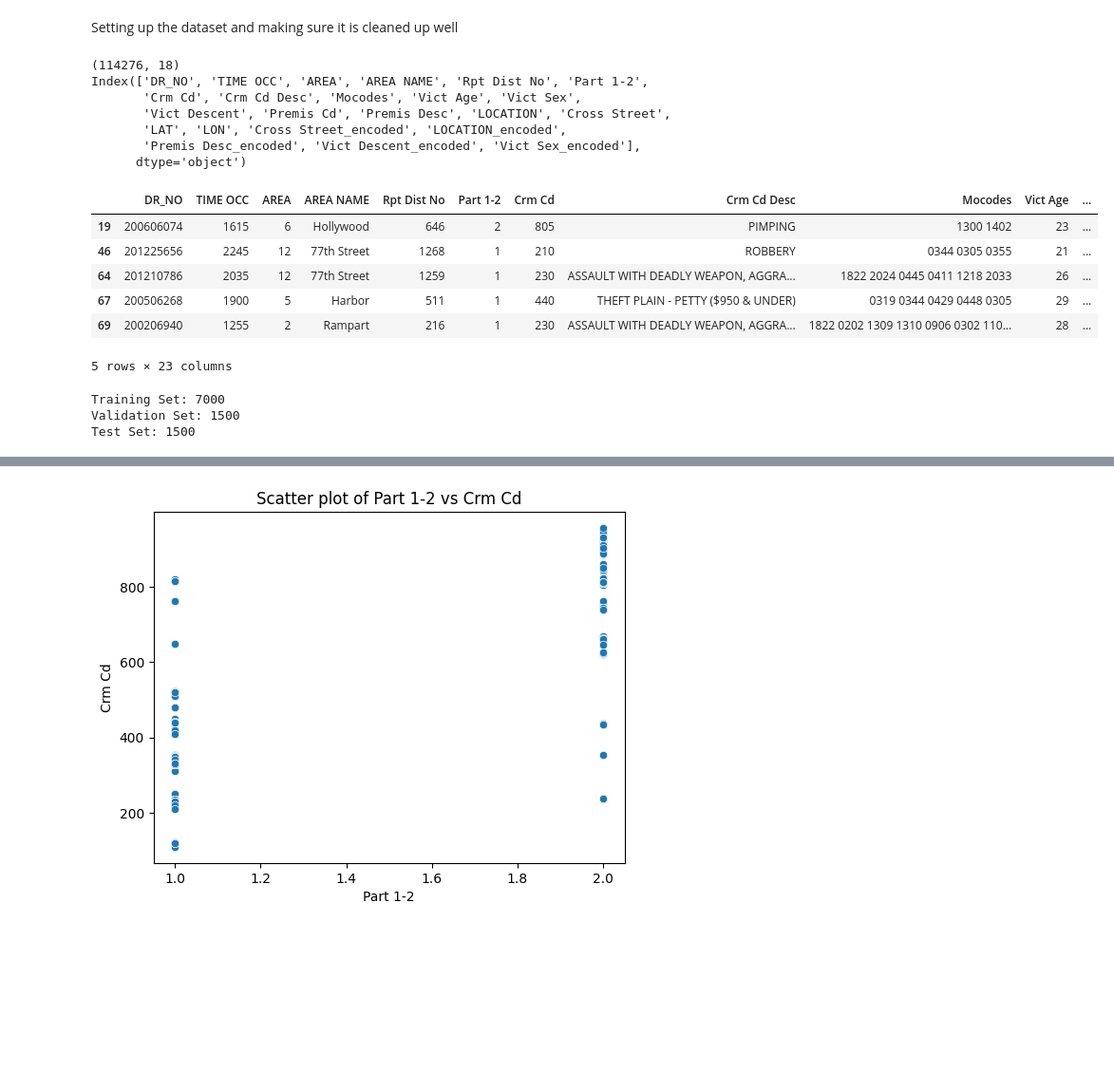
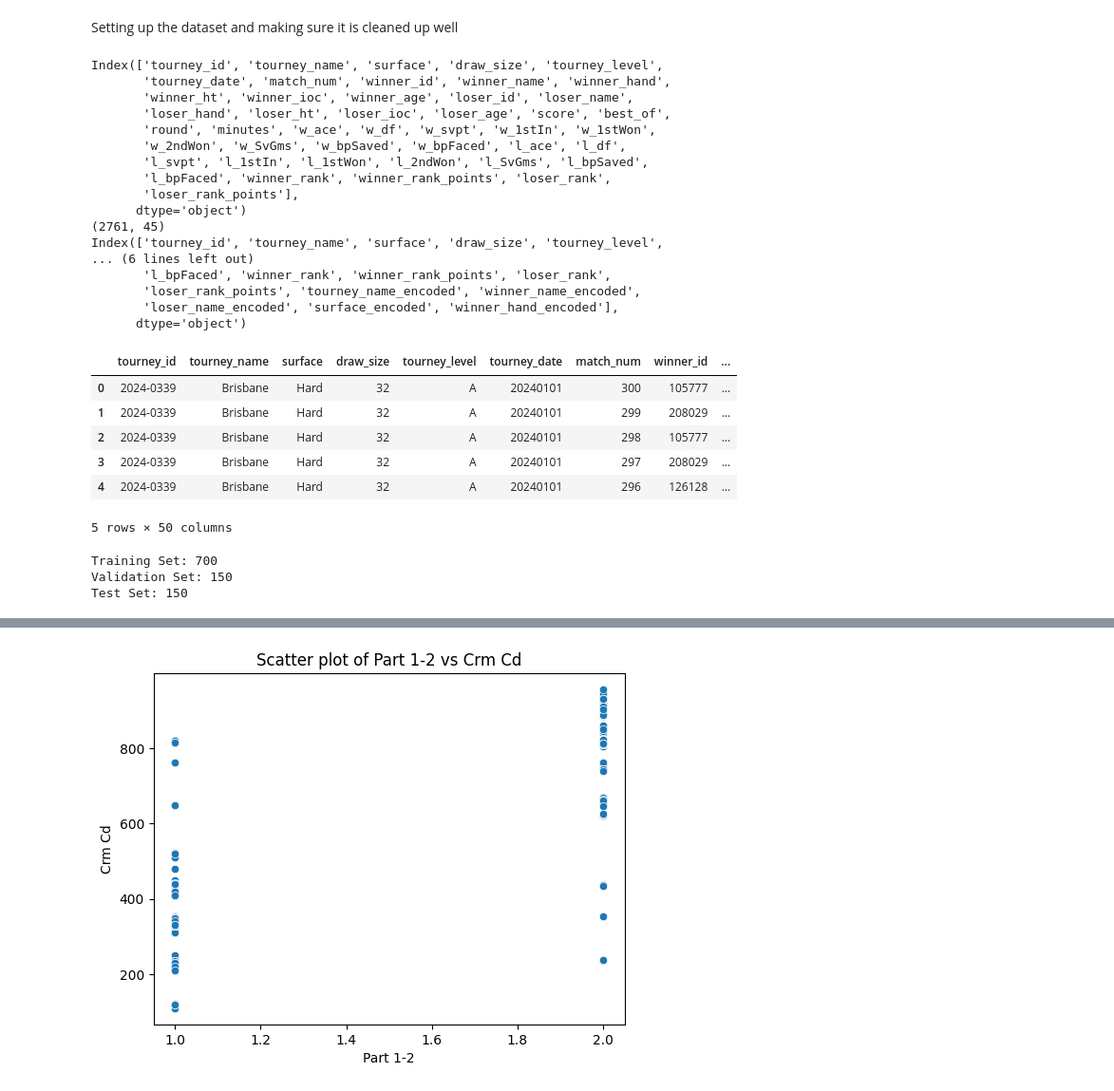
Before and after one commit to lucas-309/cds-onboarding-tennis, a Jupyter notebook: regressions.ipynb, the cells around one changed output, grey strips where cells are left out. Shown at 95% size. Saved outputs shown, nothing was run; the diff lists cells and outputs as text; code cells hidden in the pictures; blank space fills up the shorter version.

```diff
--- a/regressions.ipynb
+++ b/regressions.ipynb
@@ -42,47 +42,50 @@ def label_encode(column):
 # %%
 # Import Data set and clean
 
-df = pd.read_csv('../Crime_Data_from_2020_to_Present.csv')
+df = pd.read_csv('atp_matches_2024.csv')
 # Replace NaN values with mean
-df = df.drop(columns=['Date Rptd', 'DATE OCC', 'Status', 'Status Desc', 'Crm Cd 1', 'Crm Cd 2', 'Crm Cd 3', 'Crm Cd 4','Weapon Used Cd', 'Weapon Desc'])
-df = df[df['Vict Age'] != 0]
+df = df.drop(columns=['winner_seed', 'winner_entry', 'loser_seed', 'loser_entry'])
 df = remove_nan_rows(df)
+print(df.columns)
 print(df.shape)
+df.head()
 
-# Calculate the median for LAT and LON excluding 0s
-lat_median = df[df['LAT'] != 0]['LAT'].median()
-lon_median = df[df['LON'] != 0]['LON'].median()
-# Fill LAT and LON where they are 0
-df.loc[(df['LAT'] == 0), 'LAT'] = lat_median
-df.loc[(df['LON'] == 0), 'LON'] = lon_median
-
-
-categorical_columns = ["Cross Street", "LOCATION", "Premis Desc", "Vict Descent", "Vict Sex"]
+categorical_columns = ["tourney_name", "winner_name", "loser_name", "surface", "winner_hand"]
 for name in categorical_columns:
     df[name + '_encoded'] = label_encode(df[name])
 print(df.columns)
 
 df.head()
 # %% [output]
-(114276, 18)
-Index(['DR_NO', 'TIME OCC', 'AREA', 'AREA NAME', 'Rpt Dist No', 'Part 1-2',
-       'Crm Cd', 'Crm Cd Desc', 'Mocodes', 'Vict Age', 'Vict Sex',
-       'Vict Descent', 'Premis Cd', 'Premis Desc', 'LOCATION', 'Cross Street',
-       'LAT', 'LON', 'Cross Street_encoded', 'LOCATION_encoded',
-       'Premis Desc_encoded', 'Vict Descent_encoded', 'Vict Sex_encoded'],
+Index(['tourney_id', 'tourney_name', 'surface', 'draw_size', 'tourney_level',
+       'tourney_date', 'match_num', 'winner_id', 'winner_name', 'winner_hand',
+       'winner_ht', 'winner_ioc', 'winner_age', 'loser_id', 'loser_name',
+       'loser_hand', 'loser_ht', 'loser_ioc', 'loser_age', 'score', 'best_of',
+       'round', 'minutes', 'w_ace', 'w_df', 'w_svpt', 'w_1stIn', 'w_1stWon',
+       'w_2ndWon', 'w_SvGms', 'w_bpSaved', 'w_bpFaced', 'l_ace', 'l_df',
+       'l_svpt', 'l_1stIn', 'l_1stWon', 'l_2ndWon', 'l_SvGms', 'l_bpSaved',
+       'l_bpFaced', 'winner_rank', 'winner_rank_points', 'loser_rank',
+       'loser_rank_points'],
       dtype='object')
+(2761, 45)
+Index(['tourney_id', 'tourney_name', 'surface', 'draw_size', 'tourney_level',
+... (6 lines left out)
+       'l_bpFaced', 'winner_rank', 'winner_rank_points', 'loser_rank',
+       'loser_rank_points', 'tourney_name_encoded', 'winner_name_encoded',
+       'loser_name_encoded', 'surface_encoded', 'winner_hand_encoded'],
+      dtype='object')
-|  | DR_NO | TIME OCC | AREA | AREA NAME | Rpt Dist No | Part 1-2 | Crm Cd | Crm Cd Desc | Mocodes | Vict Age | ... |
-| 19 | 200606074 | 1615 | 6 | Hollywood | 646 | 2 | 805 | PIMPING | 1300 1402 | 23 | ... |
-| 46 | 201225656 | 2245 | 12 | 77th Street | 1268 | 1 | 210 | ROBBERY | 0344 0305 0355 | 21 | ... |
-| 64 | 201210786 | 2035 | 12 | 77th Street | 1259 | 1 | 230 | ASSAULT WITH DEADLY WEAPON, AGGRA... | 1822 2024 0445 0411 1218 2033 | 26 | ... |
-| 67 | 200506268 | 1900 | 5 | Harbor | 511 | 1 | 440 | THEFT PLAIN - PETTY ($950 & UNDER) | 0319 0344 0429 0448 0305 | 29 | ... |
-| 69 | 200206940 | 1255 | 2 | Rampart | 216 | 1 | 230 | ASSAULT WITH DEADLY WEAPON, AGGRA... | 1822 0202 1309 1310 0906 0302 110... | 28 | ... |
+|  | tourney_id | tourney_name | surface | draw_size | tourney_level | tourney_date | match_num | winner_id | ... |
+| 0 | 2024-0339 | Brisbane | Hard | 32 | A | 20240101 | 300 | 105777 | ... |
+| 1 | 2024-0339 | Brisbane | Hard | 32 | A | 20240101 | 299 | 208029 | ... |
+| 2 | 2024-0339 | Brisbane | Hard | 32 | A | 20240101 | 298 | 105777 | ... |
+| 3 | 2024-0339 | Brisbane | Hard | 32 | A | 20240101 | 297 | 208029 | ... |
+| 4 | 2024-0339 | Brisbane | Hard | 32 | A | 20240101 | 296 | 126128 | ... |
-5 rows × 23 columns
+5 rows × 50 columns
 # %%
 from sklearn.model_selection import train_test_split
 
 # If dataset is large, we can use a subset
-df = df.sample(n=10000, random_state=42)  # Use a random subset of 10,000 rows
+df = df.sample(n=1000, random_state=42)  # Use a random subset of 10,000 rows
 
 # Split data into train, validation, and test sets (70% train, 15% validation, 15% test)
 train_df, temp_df = train_test_split(df, test_size=0.3, random_state=42)
@@ -93,7 +96,7 @@ print(f"Training Set: {len(train_df)}")
 print(f"Validation Set: {len(valid_df)}")
 print(f"Test Set: {len(test_df)}")
 # %% [output]
-Training Set: 7000
-Validation Set: 1500
-Test Set: 1500
+Training Set: 700
+Validation Set: 150
+Test Set: 150
 # %%
```
Also changed, not shown: parts of 5 cells of this notebook, 2 other files.
